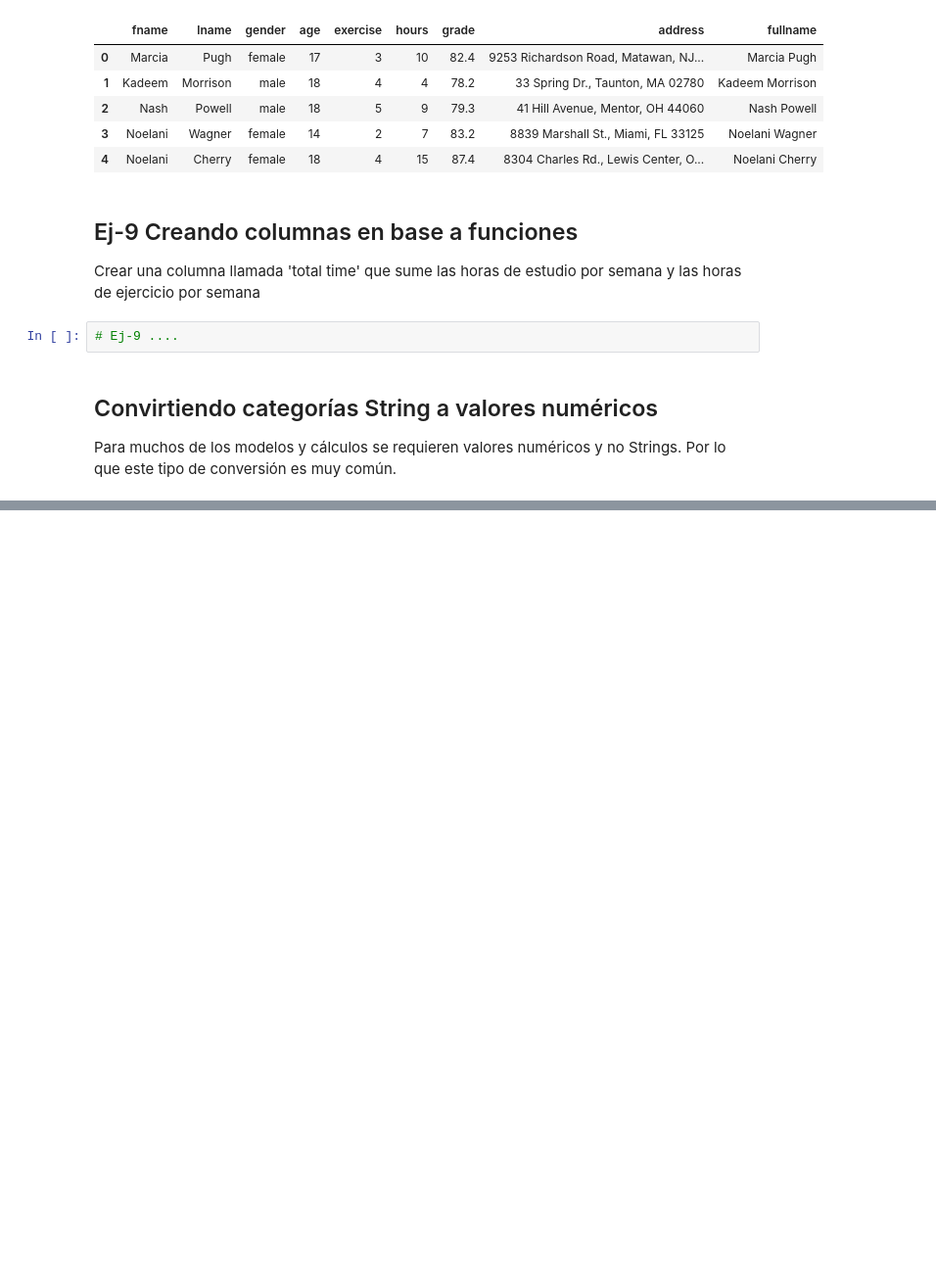
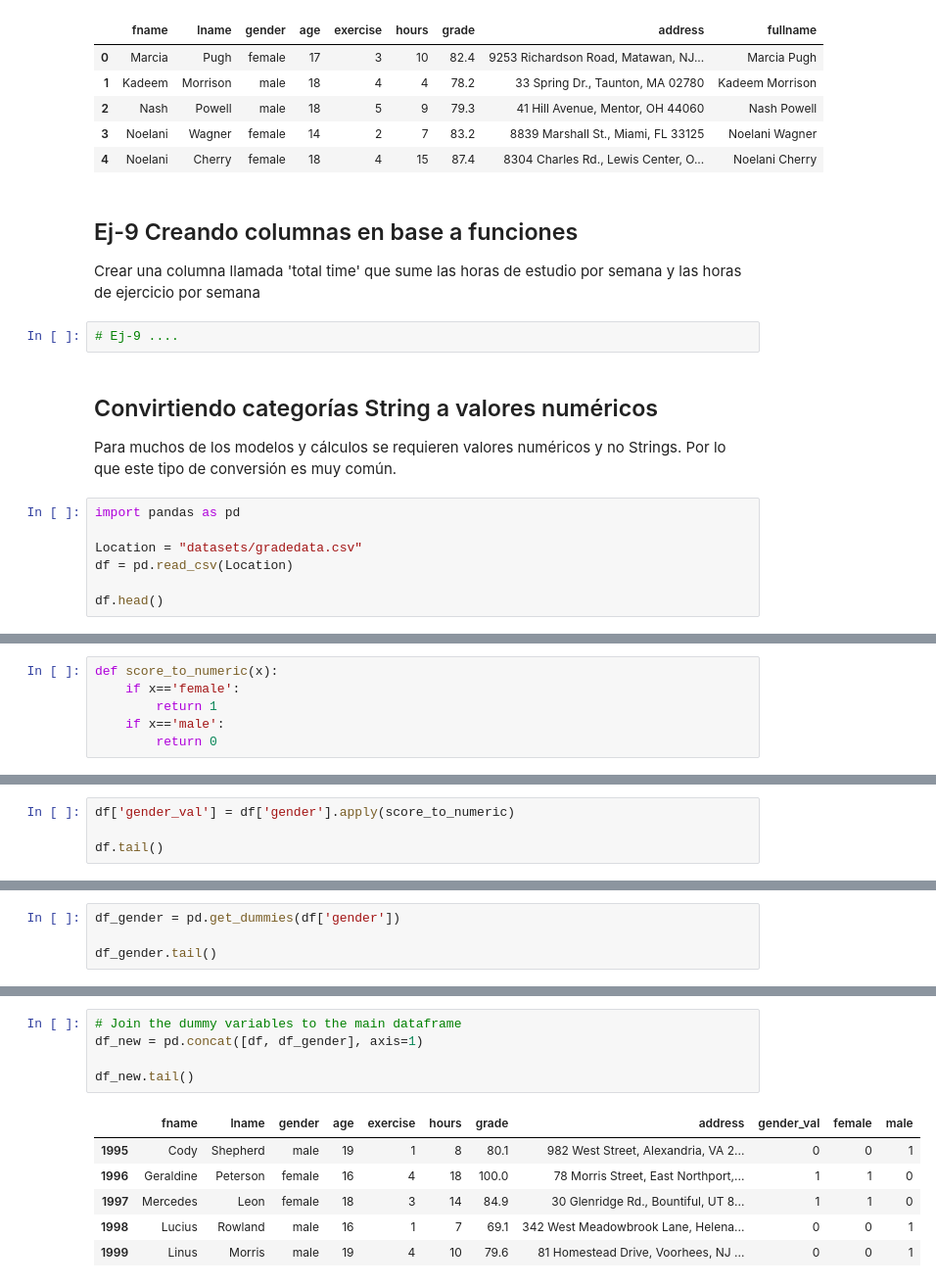
Before and after one commit to MarianaArzapalo/1-ADescDatos, a Jupyter notebook: 01-li-datos.ipynb, the cells around one changed output, grey strips where cells are left out. Shown: that part at 98% size. Cells and saved outputs as stored; diff of their text form; blank space fills up the shorter version.

```diff
--- a/01-li-datos.ipynb
+++ b/01-li-datos.ipynb
@@ -790,3 +790,10 @@ Crear una columna llamada 'total time' que sume las horas de estudio por semana
 ## Convirtiendo categorías String a valores numéricos
 
 Para muchos de los modelos y cálculos se requieren valores numéricos y no Strings. Por lo que este tipo de conversión es muy común.
+# %%
+import pandas as pd
+
+Location = "datasets/gradedata.csv"
+df = pd.read_csv(Location)
+
+df.head()
@@ -792,0 +809,6 @@ Para muchos de los modelos y cálculos se requieren valores numéricos y no Stri
+# %%
+def score_to_numeric(x):
+    if x=='female':
+        return 1
+    if x=='male':
+        return 0
@@ -792,0 +830,4 @@ Para muchos de los modelos y cálculos se requieren valores numéricos y no Stri
+# %%
+df['gender_val'] = df['gender'].apply(score_to_numeric)
+
+df.tail()
@@ -792,0 +841,4 @@ Para muchos de los modelos y cálculos se requieren valores numéricos y no Stri
+# %%
+df_gender = pd.get_dummies(df['gender'])
+
+df_gender.tail()
@@ -792,0 +852,12 @@ Para muchos de los modelos y cálculos se requieren valores numéricos y no Stri
+# %%
+# Join the dummy variables to the main dataframe
+df_new = pd.concat([df, df_gender], axis=1)
+
+df_new.tail()
+# %% [output]
+|  | fname | lname | gender | age | exercise | hours | grade | address | gender_val | female | male |
+| 1995 | Cody | Shepherd | male | 19 | 1 | 8 | 80.1 | 982 West Street, Alexandria, VA 2... | 0 | 0 | 1 |
+| 1996 | Geraldine | Peterson | female | 16 | 4 | 18 | 100.0 | 78 Morris Street, East Northport,... | 1 | 1 | 0 |
+| 1997 | Mercedes | Leon | female | 18 | 3 | 14 | 84.9 | 30 Glenridge Rd., Bountiful, UT 8... | 1 | 1 | 0 |
+| 1998 | Lucius | Rowland | male | 16 | 1 | 7 | 69.1 | 342 West Meadowbrook Lane, Helena... | 0 | 0 | 1 |
+| 1999 | Linus | Morris | male | 19 | 4 | 10 | 79.6 | 81 Homestead Drive, Voorhees, NJ ... | 0 | 0 | 1 |
```
Also changed, not shown: parts of 8 cells of this notebook.
